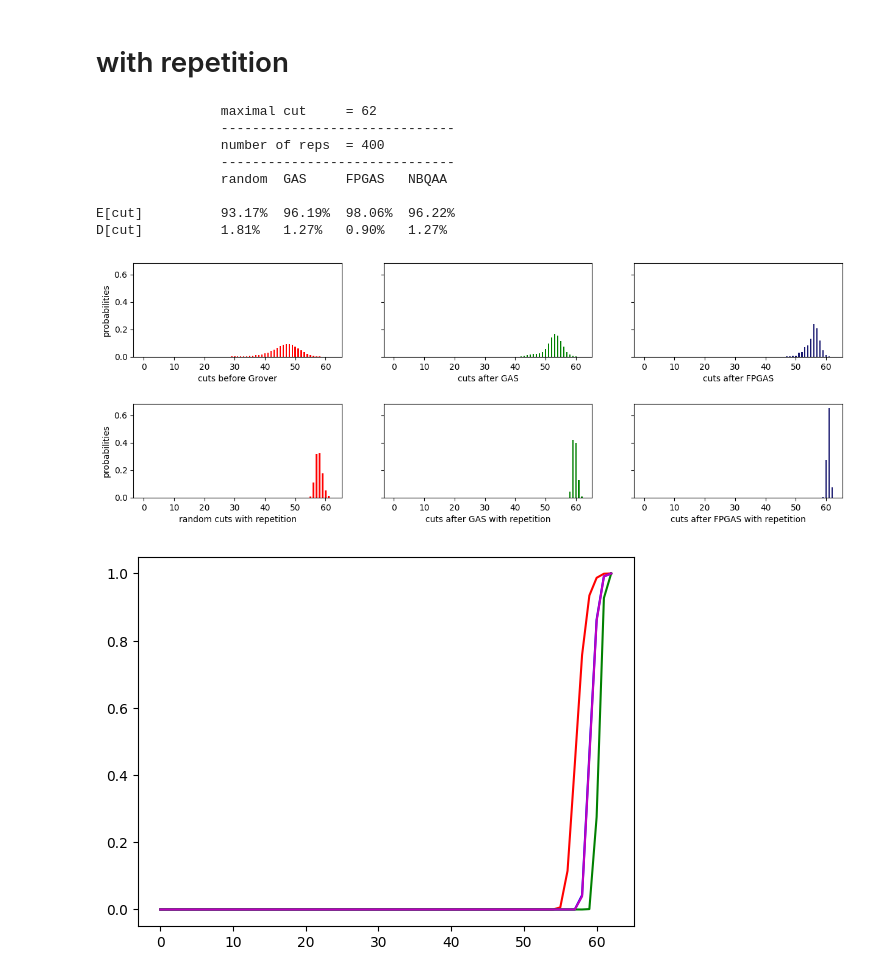
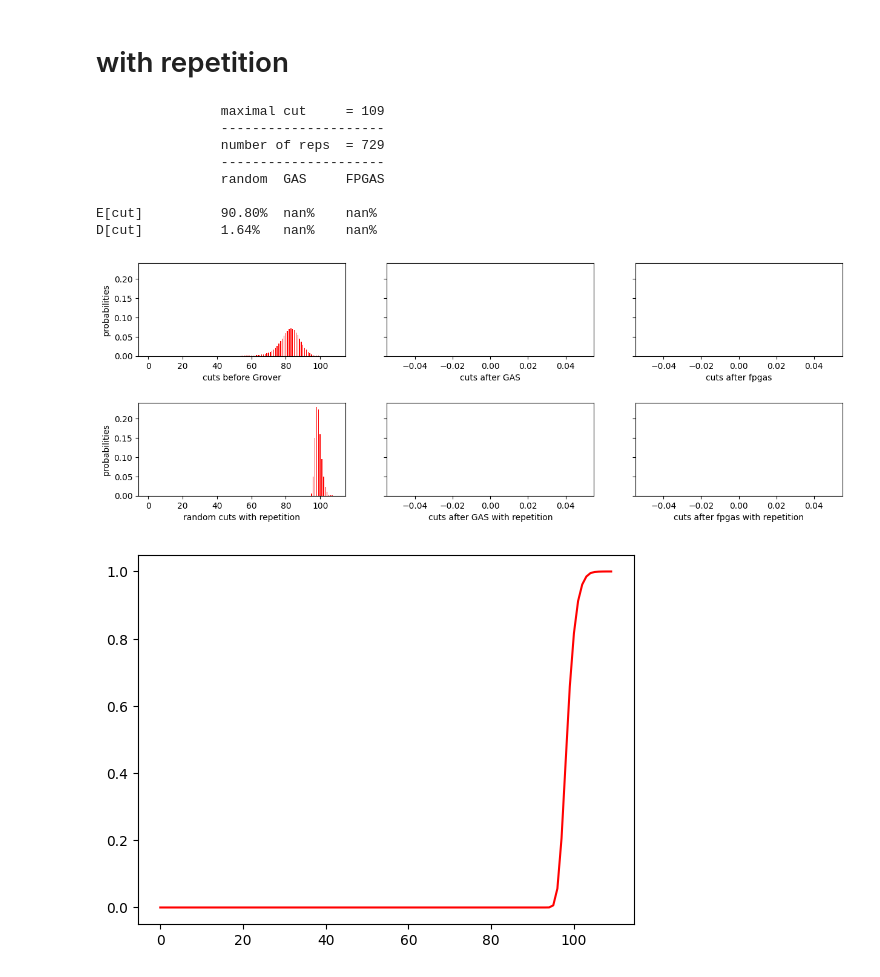
Before and after one commit to akos-nagy/FPGAS_for_QUBO, a Jupyter notebook: code/FPGAS_testing.ipynb, the cells around one changed output. Saved outputs shown, nothing was run; the diff lists cells and outputs as text; code cells hidden in the pictures.

```diff
--- a/code/FPGAS_testing.ipynb
+++ b/code/FPGAS_testing.ipynb
@@ -74,10 +59,26 @@ for idx in range(rounds):
-# %%
-# runing the simulation
-p_fpgas = np.copy(p0)
-l = 1
-for idx in range(rounds):
-    p_fpgas = fpgas_updater(p_fpgas, delta, np.ceil(l), p0, cdf_inv)
-    l *= alpha
+# %%
+# runing the simulation
+
+p_gas = np.copy(p_unifrom)
+p_fpgas = np.copy(p_unifrom)
+
+
+
+l_gas = 1
+l_fpgas = 1
+alpha_gas = 6/5 # paramaters for GAS from Boyer et al.
+alpha_fpgas = 2 # paramaters for FPGAS / far from optimal at such a low qubit number
+
+delta_fpgas = 0.4 # paramaters for FPGAS / probably not optimal at such a low qubit number
+
+
+
+for idx in range(rounds):
+    p_gas = gas_updater(p_gas, np.ceil(l_gas), p_unifrom)
+    p_fpgas = fpgas_updater(p_fpgas, delta_fpgas, np.ceil(l_fpgas), p_unifrom)
+
+    l_gas *= alpha_gas
+    l_fpgas *= alpha_fpgas
 # %% [markdown]
 # statistics
 # %%
@@ -162,8 +169,7 @@ def repeater(distribution, r):
 reps = NumberOfVertices**2
 # %%
 # cut statistics
-p0_with_reps = repeater(p0, reps)
+p_unifrom_with_reps = repeater(p_unifrom, reps)
 p_gas_with_reps = repeater(p_gas, reps)
 p_fpgas_with_reps = repeater(p_fpgas, reps)
-p_nbqaa_with_reps = repeater(p_nbqaa, reps)
 # %%
@@ -179,23 +187,23 @@ sigma_nbqaa_with_reps = np.sqrt(np.dot(p_nbqaa_with_reps, cut_values_squared) -
 # %%
-print(f"\t\tmaximal cut\t= {MaxCut}\n\t\t------------------------------")
-print(f"\t\tnumber of reps\t= {reps}\n\t\t------------------------------")
-print(f"\t\trandom\tGAS\tFPGAS\tNBQAA\n")
-print(f"E[cut]\t\t{(E_random_with_reps / MaxCut):.2%}\t{(E_gas_with_reps / MaxCut):.2%}\t{(E_fpgas_with_reps / MaxCut):.2%}\t{(E_nbqaa_with_reps / MaxCut):.2%}")
-print(f"D[cut]\t\t{(sigma_random_with_reps / MaxCut):.2%}\t{(sigma_gas_with_reps / MaxCut):.2%}\t{(sigma_fpgas_with_reps / MaxCut):.2%}\t{(sigma_nbqaa_with_reps / MaxCut):.2%}")
+print(f"\t\tmaximal cut\t= {MaxCut}\n\t\t---------------------")
+print(f"\t\tnumber of reps\t= {reps}\n\t\t---------------------")
+print(f"\t\trandom\tGAS\tFPGAS\n")
+print(f"E[cut]\t\t{(E_unifrom_with_reps / MaxCut):.2%}\t{(E_gas_with_reps / MaxCut):.2%}\t{(E_fpgas_with_reps / MaxCut):.2%}")
+print(f"D[cut]\t\t{(sigma_unifrom_with_reps / MaxCut):.2%}\t{(sigma_gas_with_reps / MaxCut):.2%}\t{(sigma_fpgas_with_reps / MaxCut):.2%}")
 # %% [output]
-                maximal cut     = 62
-                ------------------------------
-                number of reps  = 400
-                ------------------------------
-                random  GAS     FPGAS   NBQAA
+                maximal cut     = 109
+                ---------------------
+                number of reps  = 729
+                ---------------------
+                random  GAS     FPGAS
 
-E[cut]          93.17%  96.19%  98.06%  96.22%
-D[cut]          1.81%   1.27%   0.90%   1.27%
+E[cut]          90.80%  nan%    nan%
+D[cut]          1.64%   nan%    nan%
 # %%
 fig, axs = plt.subplots(nrows=2, ncols=3, sharey=True, figsize=(15, 5))
 
 axs[0, 0].bar(cut_values,
-           p0,
+           p_unifrom,
            width=0.5,
            color="red")
 axs[0, 0].set(xlabel=f"cuts before Grover",
@@ -211,10 +219,10 @@ axs[0, 2].bar(cut_values,
            p_fpgas,
            width=0.5,
            color="midnightblue")
-axs[0, 2].set(xlabel=f"cuts after FPGAS")
+axs[0, 2].set(xlabel=f"cuts after fpgas")
 
 axs[1, 0].bar(cut_values,
-           p0_with_reps,
+           p_unifrom_with_reps,
            width=0.5,
            color="red")
 axs[1, 0].set(xlabel=f"random cuts with repetition",
@@ -230,23 +238,26 @@ axs[1, 2].bar(cut_values,
            p_fpgas_with_reps,
            width=0.5,
            color="midnightblue")
-axs[1, 2].set(xlabel=f"cuts after FPGAS with repetition")
+axs[1, 2].set(xlabel=f"cuts after fpgas with repetition")
 
 plt.subplots_adjust(hspace=0.5)
 
 plt.show()
 # %% [output]
-[figure, old version]
+[figure, new version]
 # %%
-cdf_0_with_reps = np.cumsum(p0_with_reps)
+cdf_unifrom_with_reps = np.cumsum(p_unifrom_with_reps)
+
 cdf_gas_with_reps = np.cumsum(p_gas_with_reps)
 cdf_fpgas_with_reps = np.cumsum(p_fpgas_with_reps)
-cdf_nbqaa_with_reps = np.cumsum(p_nbqaa_with_reps)
 
-plt.plot(cut_values, cdf_0_with_reps, 'r')
+
+
+plt.plot(cut_values, cdf_unifrom_with_reps, 'r')
+
 plt.plot(cut_values, cdf_gas_with_reps, 'b')
 plt.plot(cut_values, cdf_fpgas_with_reps, 'g')
-plt.plot(cut_values, cdf_nbqaa_with_reps, 'm')
+
 plt.show()
 # %% [output]
-[figure, old version]
+[figure, new version]
```
Also changed, not shown: parts of 18 cells of this notebook.
